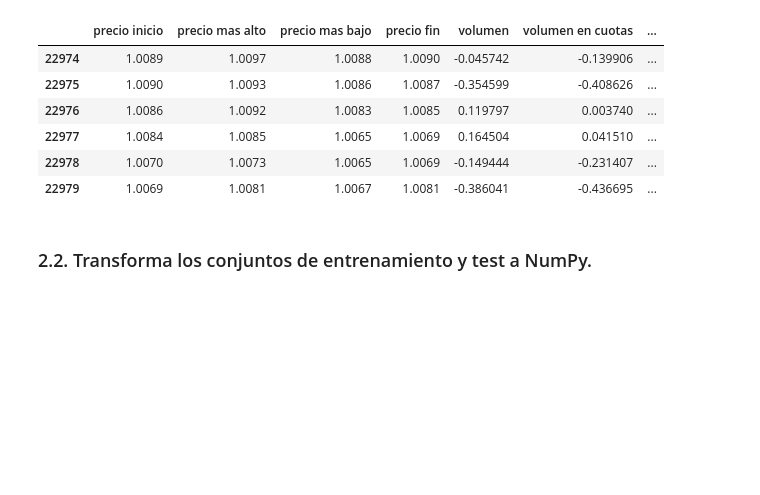
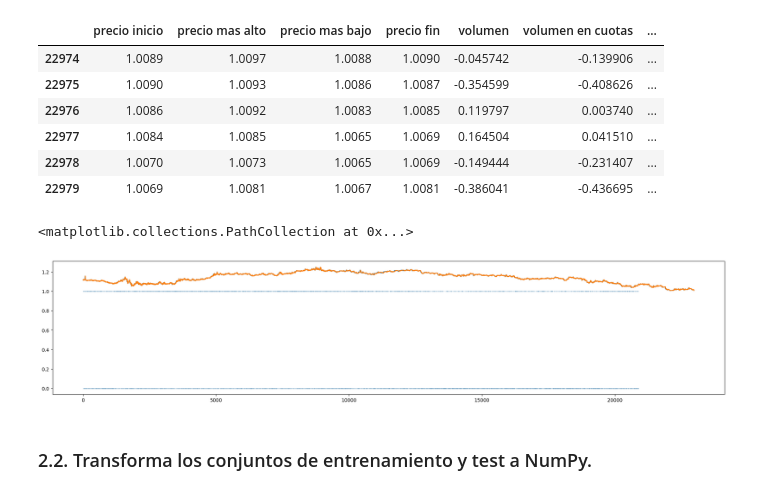
Before and after one commit to PepeRoConde/AP_FoleRomero, a Jupyter notebook: p4/p4.ipynb, the cells around one changed output. Cells and saved outputs as stored; diff of their text form; code cells hidden in the pictures; blank space fills up the shorter version.

```diff
--- a/p4/p4.ipynb
+++ b/p4/p4.ipynb
@@ -346,6 +346,14 @@ dfEntrenamiento[-6:]
 | 22977 | 1.0084 | 1.0085 | 1.0065 | 1.0069 | 0.164504 | 0.041510 | ... |
 | 22978 | 1.0070 | 1.0073 | 1.0065 | 1.0069 | -0.149444 | -0.231407 | ... |
 | 22979 | 1.0069 | 1.0081 | 1.0067 | 1.0081 | -0.386041 | -0.436695 | ... |
+# %%
+plt.figure(figsize=(25,5))
+plt.plot(dfEntrenamiento['precio en 6h'])
+plt.plot(dfEntrenamiento['precio inicio'])
+plt.scatter(range(len(dfEntrenamiento['accion'])),dfEntrenamiento['accion'],s=.001)
+# %% [output]
+<matplotlib.collections.PathCollection at 0x...>
+[figure, added]
 # %% [markdown]
 ### 2.2. Transforma los conjuntos de entrenamiento y test a NumPy.
 # %%
```
Also changed, not shown: parts of 27 cells of this notebook, 3 other files.
